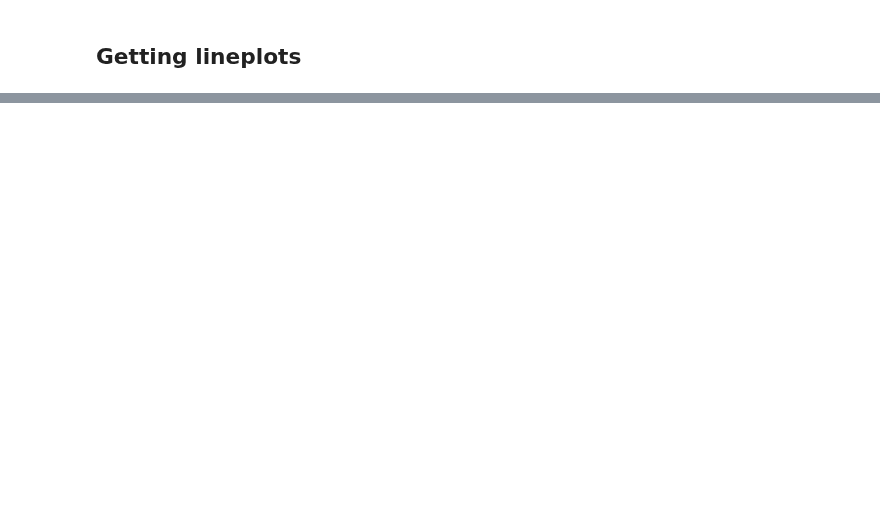
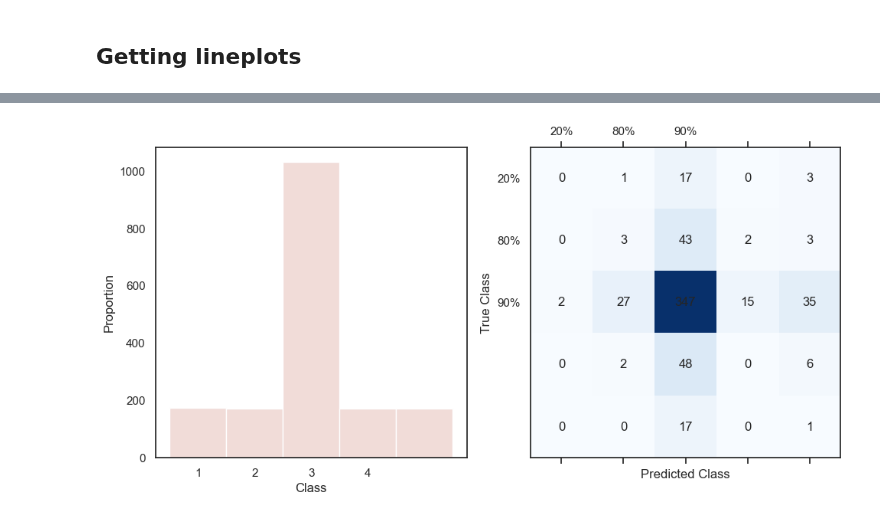
Before and after one commit to faunebl/thesis, a Jupyter notebook: msci_world.ipynb, the cells around one changed output, grey strips where cells are left out. Cells and saved outputs as stored; diff of their text form; code cells hidden in the pictures; blank space fills up the shorter version.

```diff
--- a/msci_world.ipynb
+++ b/msci_world.ipynb
@@ -110,0 +169,19 @@ Std of the true values : 0.006814888499697596
+# %%
+X = df.select(pl.col(x_col)).to_series().to_list()
+y = df.select(pl.col(y_col)).to_series().to_list()
+# y = np.argmax(y, axis=1)
+
+ind = -int(len(X)/3)
+
+X_test = X[ind:]
+X_train = X[:ind]
+
+y_test = y[ind:]
+y_train = y[:ind]
+
+
+reg = model.fit(X[:ind], y[:ind])
+
+out_of_sample = np.dot(a=reg.coef_, b=np.transpose(X_test))
+in_sample = reg.predict(X_train)
+predicted = np.append(in_sample, out_of_sample)
@@ -110,0 +196,66 @@ Std of the true values : 0.006814888499697596
+# %%
+# import numpy as np
+# import pandas as pd
+# import matplotlib.pyplot as plt
+from sklearn.metrics import accuracy_score, precision_score, recall_score, f1_score, confusion_matrix
+# from sklearn.model_selection import train_test_split
+# from sklearn.linear_model import LogisticRegression
+
+# Load the data into a Pandas DataFrame
+# df = pd.read_csv('data.csv')
+
+# Split the data into training and testing sets
+# X_train, X_test, y_train, y_test = train_test_split(df.drop('target', axis=1), df['target'], test_size=0.2, random_state=42)
+
+# Train a multinomial logistic regression model on the training data
+# model = LogisticRegression()
+# model.fit(X_train, y_train)
+
+# df = df.to_pandas()
+
+# Make predictions on the testing data
+y_pred = model.predict(X_test)
+
+# Calculate evaluation metrics
+accuracy = accuracy_score(y_test, y_pred)
+precision = precision_score(y_test, y_pred, average='weighted')
+recall = recall_score(y_test, y_pred, average='weighted')
+f1 = f1_score(y_test, y_pred, average='weighted')
+conf_mat = confusion_matrix(y_test, y_pred)
+
+# Print the evaluation metrics
+print('Accuracy:', accuracy)
+print('Precision:', precision)
+print('Recall:', recall)
+print('F1 score:', f1)
+print('Confusion matrix:\n', conf_mat)
+
+# Visualize the results
+fig, axs = plt.subplots(1, 2, figsize=(10, 5))
+
+# Plot the proportion of observations in each class
+# fig, axs = plt.subplots(1, 2, figsize=(10, 5))
+
+# Plot the proportion of observations in each class
+counts = df['quantiles'].value_counts()
+# axs[0].bar(counts.index.to_numpy(), counts.values / len(df))
+sns.histplot(data=df.to_pandas(), x='quantiles', ax=axs[0], discrete=True)
+axs[0].set_xlabel('Class')
+axs[0].set_ylabel('Proportion')
+axs[0].set_xticklabels(counts.to_pandas().index)
+
+
+# Plot the confusion matrix
+cm = confusion_matrix(y_test, y_pred)
+axs[1].matshow(cm, cmap=plt.cm.Blues)
+for i in range(cm.shape[0]):
+    for j in range(cm.shape[1]):
+        axs[1].text(j, i, cm[i, j], ha='center', va='center')
+axs[1].set_xlabel('Predicted Class')
+axs[1].set_ylabel('True Class')
+axs[1].set_xticklabels(['10%', '20%', '80%', '90%'])
+axs[1].set_yticklabels(['10%', '20%', '80%', '90%'])
+
+plt.tight_layout()
+plt.show()
+# %% [output]
@@ -110,0 +272 @@ Std of the true values : 0.006814888499697596
+[figure, added]
```
Also changed, not shown: parts of 10 cells of this notebook, 1 other file.
